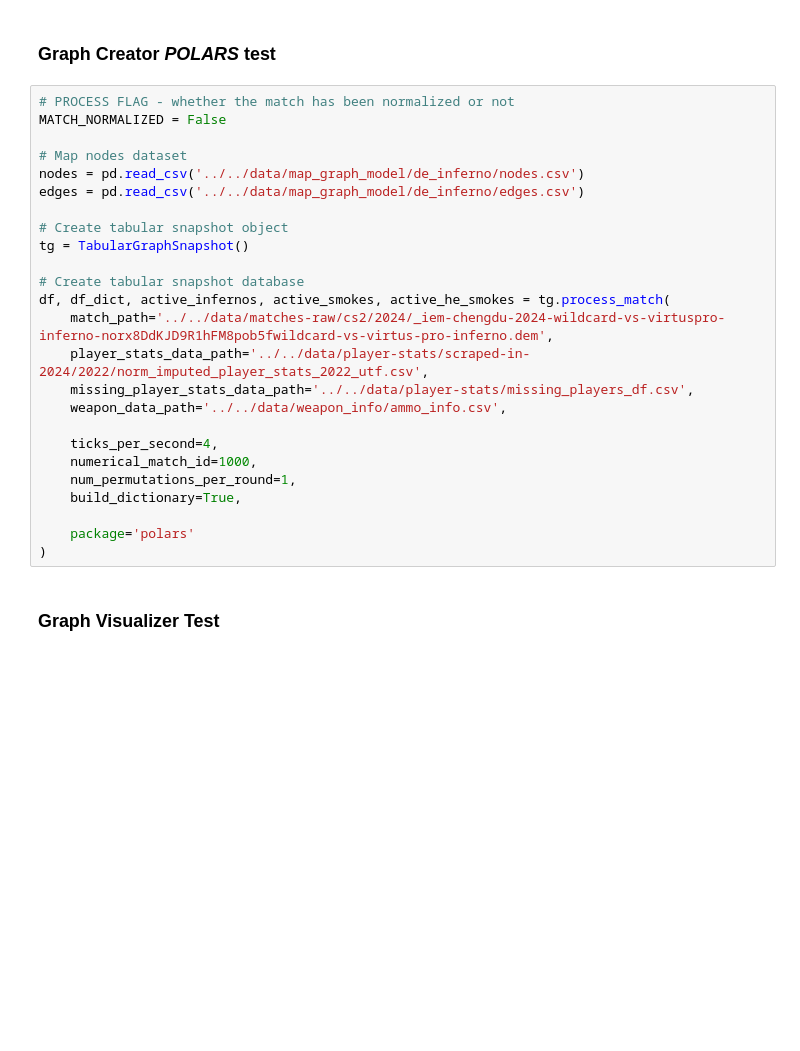
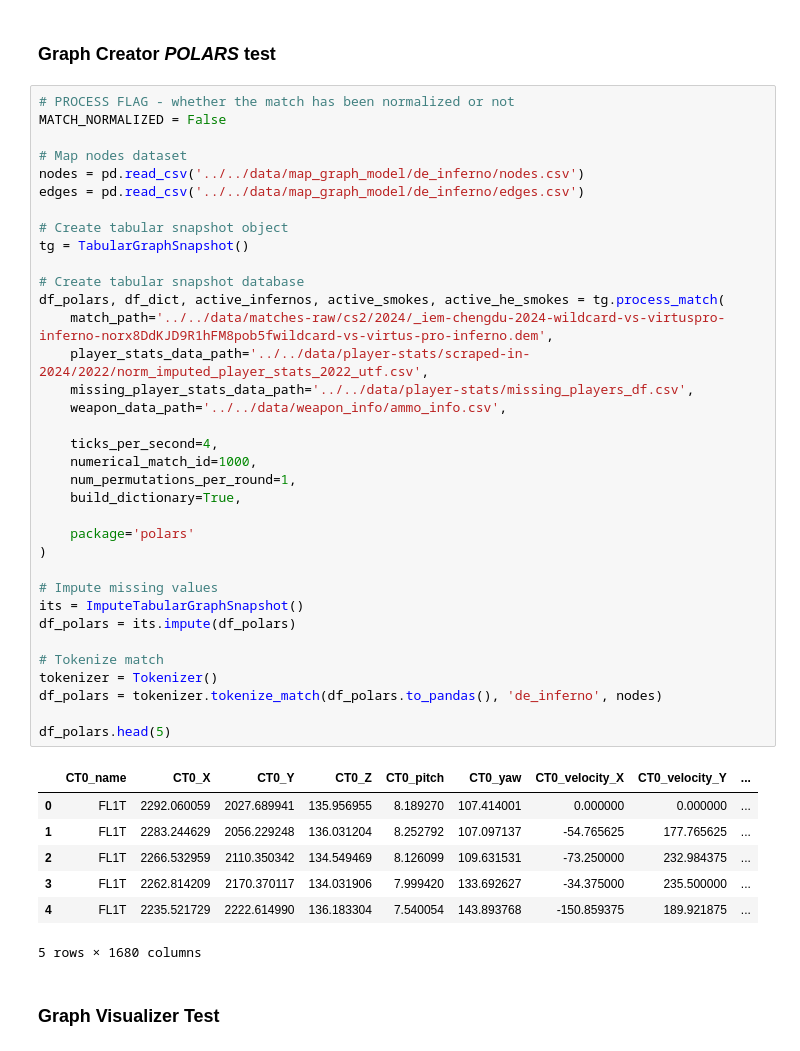
Before and after one commit to szmidapatrik/c2m1TPaeVlsln, a Jupyter notebook: proj/graph_dataset/CS2_dataset_package_test.ipynb, the cells around one changed output. Saved outputs shown, nothing was run; the diff lists cells and outputs as text; blank space fills up the shorter version.

Commit message:
polars imputation added

```diff
--- a/proj/graph_dataset/CS2_dataset_package_test.ipynb
+++ b/proj/graph_dataset/CS2_dataset_package_test.ipynb
@@ -171,28 +171,46 @@ torch.save(graphs, 'TEST_hetero_data_list.pt')
 # %%
 # PROCESS FLAG - whether the match has been normalized or not
 MATCH_NORMALIZED = False
 
 # Map nodes dataset
 nodes = pd.read_csv('../../data/map_graph_model/de_inferno/nodes.csv')
 edges = pd.read_csv('../../data/map_graph_model/de_inferno/edges.csv')
 
 # Create tabular snapshot object
 tg = TabularGraphSnapshot()
 
 # Create tabular snapshot database
-df, df_dict, active_infernos, active_smokes, active_he_smokes = tg.process_match(
+df_polars, df_dict, active_infernos, active_smokes, active_he_smokes = tg.process_match(
     match_path='../../data/matches-raw/cs2/2024/_iem-chengdu-2024-wildcard-vs-virtuspro-inferno-norx8DdKJD9R1hFM8pob5fwildcard-vs-virtus-pro-inferno.dem',
     player_stats_data_path='../../data/player-stats/scraped-in-2024/2022/norm_imputed_player_stats_2022_utf.csv',
     missing_player_stats_data_path='../../data/player-stats/missing_players_df.csv',
     weapon_data_path='../../data/weapon_info/ammo_info.csv',
 
     ticks_per_second=4,
     numerical_match_id=1000,
     num_permutations_per_round=1,
     build_dictionary=True,
 
     package='polars'
 )
+
+# Impute missing values
+its = ImputeTabularGraphSnapshot()
+df_polars = its.impute(df_polars)
+
+# Tokenize match
+tokenizer = Tokenizer()
+df_polars = tokenizer.tokenize_match(df_polars.to_pandas(), 'de_inferno', nodes)
+
+df_polars.head(5)
+# %% [output]
+|  | CT0_name | CT0_X | CT0_Y | CT0_Z | CT0_pitch | CT0_yaw | CT0_velocity_X | CT0_velocity_Y | ... |
+| 0 | FL1T | 2292.060059 | 2027.689941 | 135.956955 | 8.189270 | 107.414001 | 0.000000 | 0.000000 | ... |
+| 1 | FL1T | 2283.244629 | 2056.229248 | 136.031204 | 8.252792 | 107.097137 | -54.765625 | 177.765625 | ... |
+| 2 | FL1T | 2266.532959 | 2110.350342 | 134.549469 | 8.126099 | 109.631531 | -73.250000 | 232.984375 | ... |
+| 3 | FL1T | 2262.814209 | 2170.370117 | 134.031906 | 7.999420 | 133.692627 | -34.375000 | 235.500000 | ... |
+| 4 | FL1T | 2235.521729 | 2222.614990 | 136.183304 | 7.540054 | 143.893768 | -150.859375 | 189.921875 | ... |
+5 rows × 1680 columns
 # %% [markdown]
 ### **Graph Visualizer** Test
 # %%
```
Also changed, not shown: parts of 1 cell of this notebook, 3 other files.
